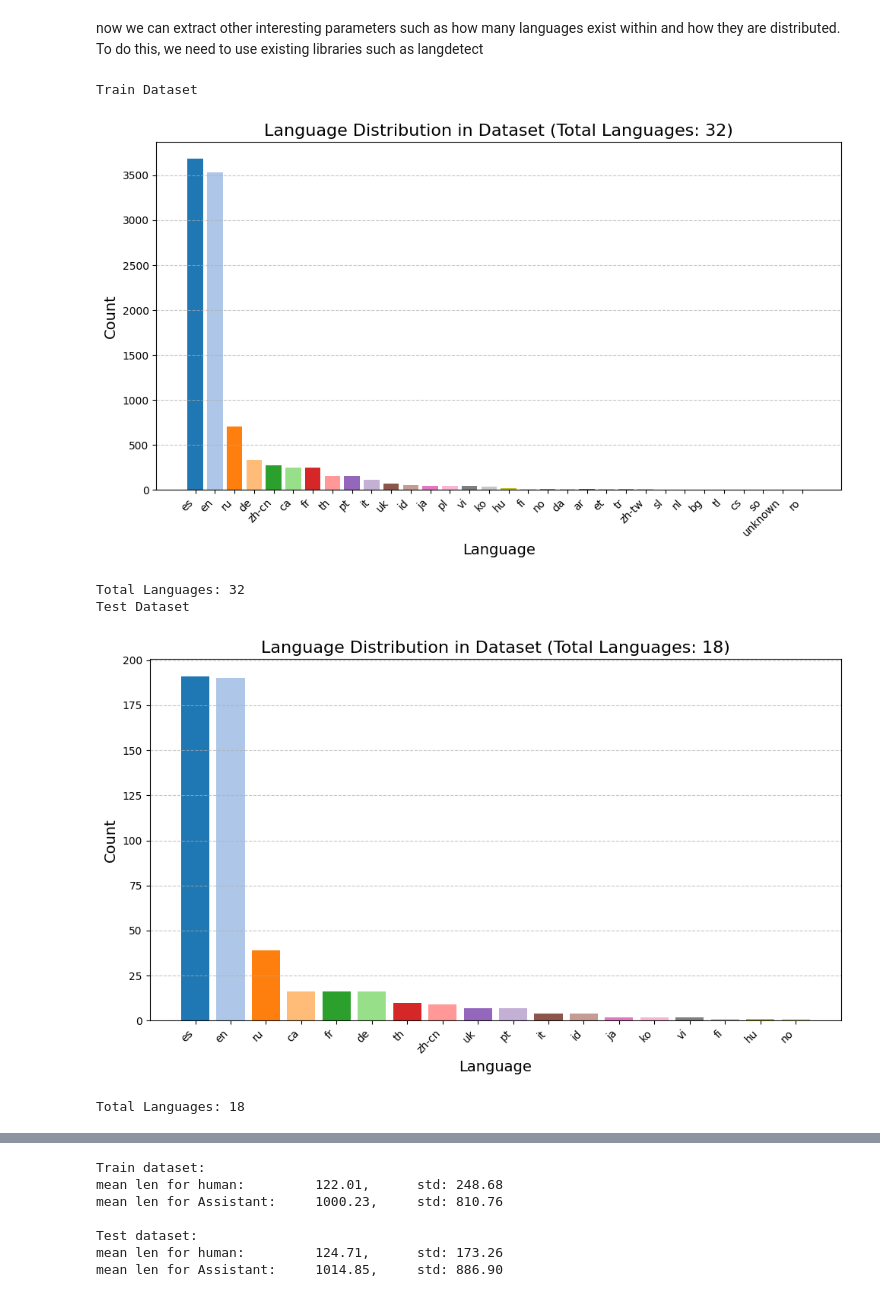
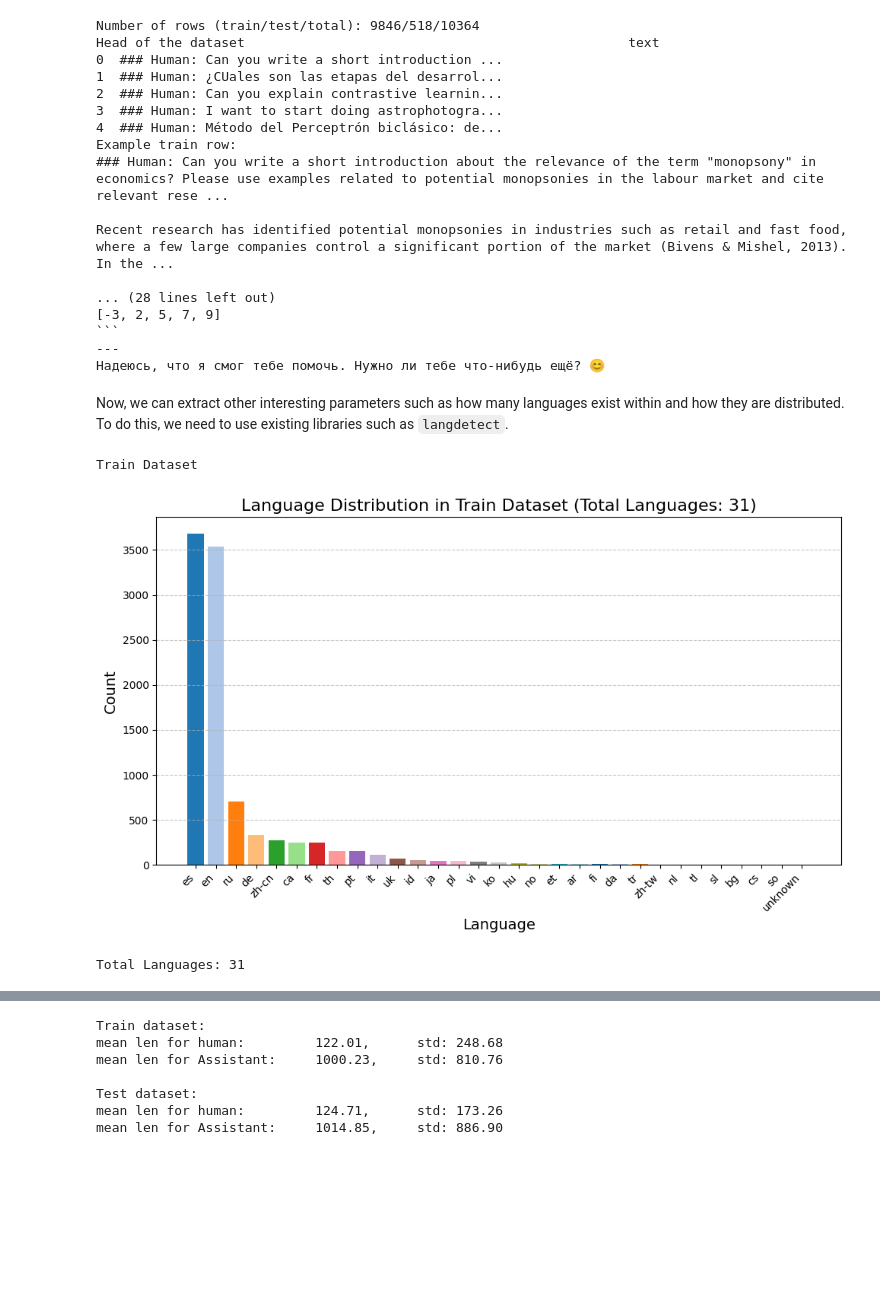
Before and after one commit to SamuelCorecco/ATML_2, a Jupyter notebook: project_01_analysis.ipynb, the cells around one changed output, grey strips where cells are left out. Saved outputs shown, nothing was run; the diff lists cells and outputs as text; code cells hidden in the pictures; blank space fills up the shorter version.

````diff
--- a/project_01_analysis.ipynb
+++ b/project_01_analysis.ipynb
@@ -28,7 +39,5 @@ True
 In this first part, we will analyse the dataset in order to fully understand its properties and characteristics.
 # %%
-
-
-splits = {'train': 'openassistant_best_replies_train.jsonl', 'test': 'openassistant_best_replies_eval.jsonl'}
-df_train = pd.read_json("hf://datasets/timdettmers/openassistant-guanaco/" + splits["train"], lines=True)
-df_test = pd.read_json("hf://datasets/timdettmers/openassistant-guanaco/" + splits["test"], lines=True)
+splits = [f"hf://datasets/timdettmers/openassistant-guanaco/openassistant_best_replies_{s}.jsonl" for s in ['train', 'eval']]
+df_train = pd.read_json(splits[0], lines=True)
+df_test = pd.read_json(splits[1], lines=True)
@@ -62,7 +44,48 @@ Number of Rows train:     9846
+# %%
+def highlight(s):
+    class color:
+        PURPLE = '\033[95m'
+        CYAN = '\033[96m'
+        DARKCYAN = '\033[36m'
+        BLUE = '\033[94m'
+        GREEN = '\033[92m'
+        YELLOW = '\033[93m'
+        RED = '\033[91m'
+        BOLD = '\033[1m'
+        UNDERLINE = '\033[4m'
+        END = '\033[0m'
+    return color.YELLOW + s + color.END
+
+# PRINT SOME INFO
+print(highlight('Number of rows (train/test/total):'), f"{len(df_train)}/{len(df_test)}/{len(df_train) + len(df_test)}")
+print(highlight("Head of the dataset"), df_train.head(5))
+print(highlight("Example train row:"))
+print(df_train.iloc[0]["text"])
+print(highlight("Example train row:"))
+print(df_test.iloc[0]["text"])
+print("")
+# %% [output]
+Number of rows (train/test/total): 9846/518/10364
+Head of the dataset                                                 text
+0  ### Human: Can you write a short introduction ...
+1  ### Human: ¿CUales son las etapas del desarrol...
+2  ### Human: Can you explain contrastive learnin...
+3  ### Human: I want to start doing astrophotogra...
+4  ### Human: Método del Perceptrón biclásico: de...
+Example train row:
+### Human: Can you write a short introduction about the relevance of the term "monopsony" in economics? Please use examples related to potential monopsonies in the labour market and cite relevant rese ...
+
+Recent research has identified potential monopsonies in industries such as retail and fast food, where a few large companies control a significant portion of the market (Bivens & Mishel, 2013). In the ...
+
+... (28 lines left out)
+[-3, 2, 5, 7, 9]
+```
+---
+Надеюсь, что я смог тебе помочь. Нужно ли тебе что-нибудь ещё? 😊
 # %% [markdown]
-now we can extract other interesting parameters such as how many languages exist within and how they are distributed. To do this, we need to use existing libraries such as langdetect
+Now, we can extract other interesting parameters such as how many languages exist within and how they are distributed. To do this, we need to use existing libraries such as `langdetect`.
 # %%
-def plot_language_distribution(df):
+def plot_language_distribution(df, dataset=""):
     def detect_language(text):
         try:
             return detect(text)
@@ -77,7 +100,7 @@ def plot_language_distribution(df):
 
     plt.figure(figsize=(10, 6))
     plt.bar(language_distribution["language"], language_distribution["count"], color=plt.cm.tab20.colors)
-    plt.title(f"Language Distribution in Dataset (Total Languages: {total_languages})", fontsize=16)
+    plt.title(f"Language Distribution in {dataset} Dataset (Total Languages: {total_languages})", fontsize=16)
     plt.xlabel("Language", fontsize=14)
     plt.ylabel("Count", fontsize=14)
     plt.xticks(rotation=45, ha="right")
@@ -86,15 +109,10 @@ def plot_language_distribution(df):
     plt.show()
 
     print("Total Languages:", total_languages)
-
-print("Train Dataset")
-plot_language_distribution(df_train)
-print("Test Dataset")
-plot_language_distribution(df_test)
-# %% [output]
-Train Dataset
-[figure, removed]
-Total Languages: 32
-Test Dataset
-[figure, removed]
-Total Languages: 18
+# %%
+print("Train Dataset")
+plot_language_distribution(df_train, dataset="Train")
+# %% [output]
+Train Dataset
+[figure, added]
+Total Languages: 31
````
Also changed, not shown: parts of 24 cells of this notebook, 1 other file.
